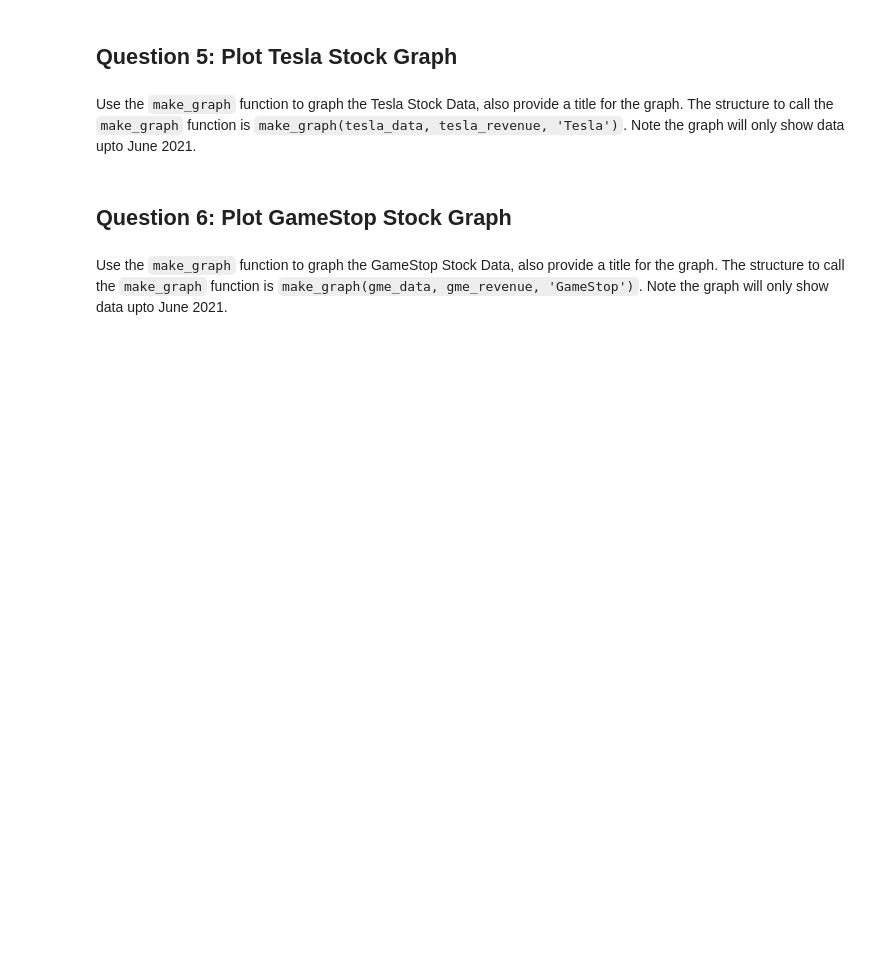
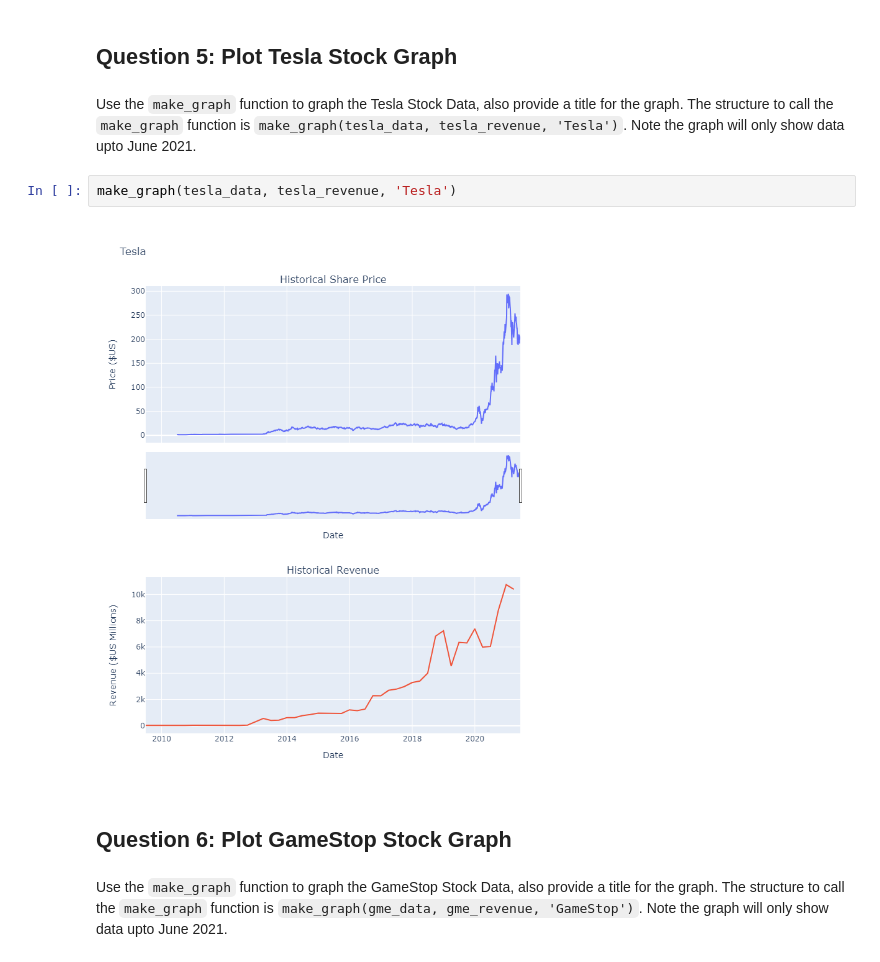
Before and after one commit to LujainAK/StockData, a Jupyter notebook: Final Assignment.ipynb, the cells around one changed output. Cells and saved outputs as stored; diff of their text form; blank space fills up the shorter version.

```diff
--- a/Final Assignment.ipynb
+++ b/Final Assignment.ipynb
@@ -240,6 +240,10 @@ gme_revenue.tail()
 ## Question 5: Plot Tesla Stock Graph
 # %% [markdown]
 Use the `make_graph` function to graph the Tesla Stock Data, also provide a title for the graph. The structure to call the `make_graph` function is `make_graph(tesla_data, tesla_revenue, 'Tesla')`. Note the graph will only show data upto June 2021.
+# %%
+make_graph(tesla_data, tesla_revenue, 'Tesla')
+# %% [output]
+[figure, added]
 # %% [markdown]
 ## Question 6: Plot GameStop Stock Graph
 # %% [markdown]
```
Also changed, not shown: parts of 1 cell of this notebook.
